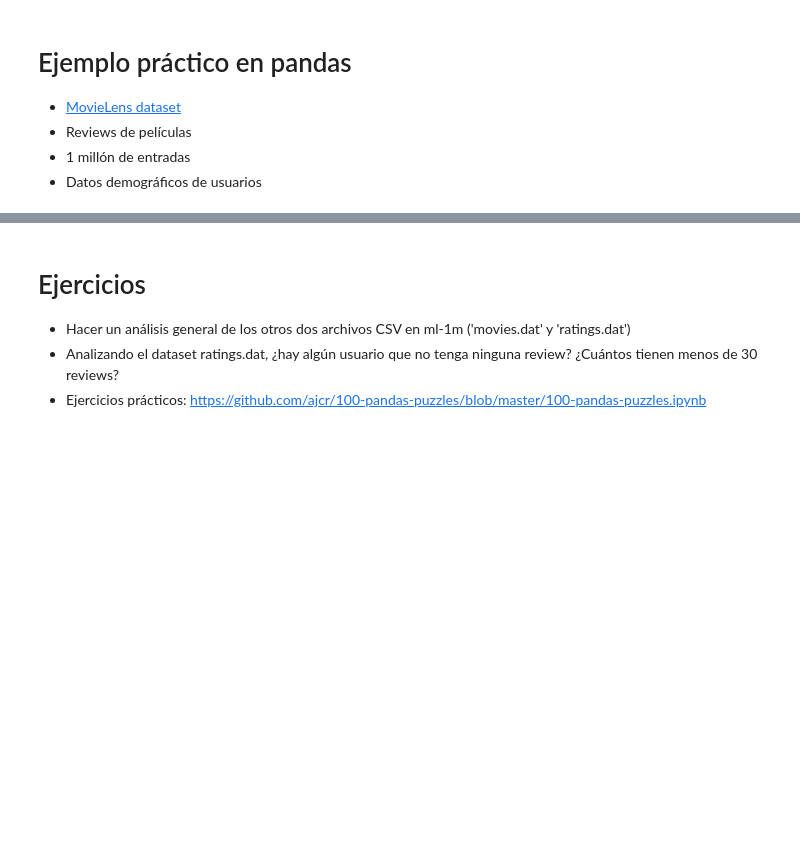
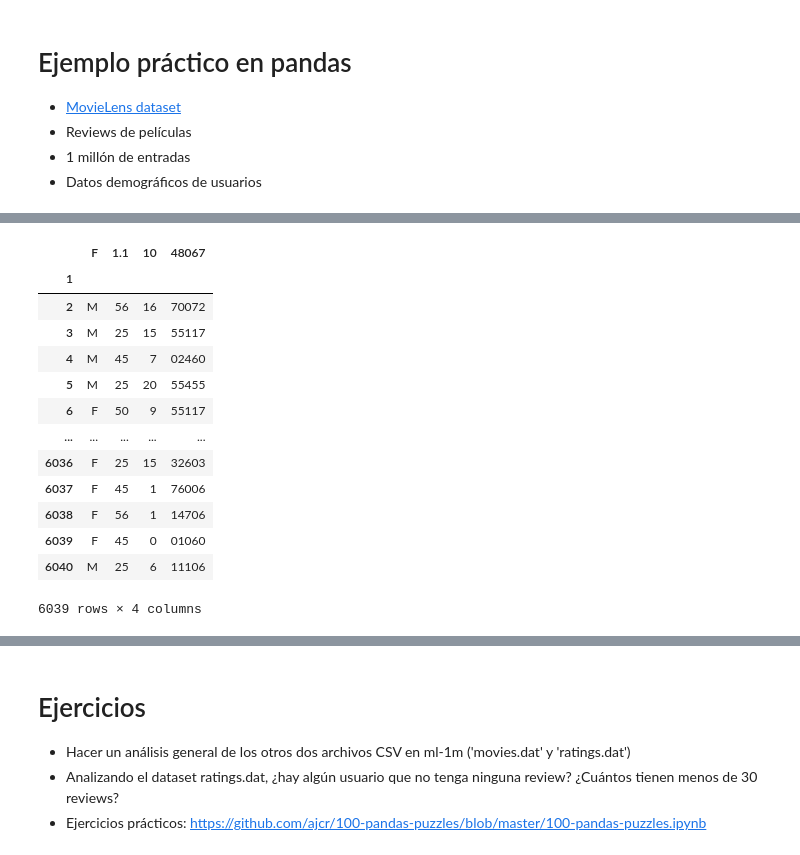
Before and after one commit to aguevaranv/Master, a Jupyter notebook: 01MIAR - Python/notebooks/01MIAR_08_Pandas_I.ipynb, the cells around one changed output, grey strips where cells are left out. Cells and saved outputs as stored; diff of their text form; code cells hidden in the pictures; blank space fills up the shorter version.

```diff
--- a/01MIAR - Python/notebooks/01MIAR_08_Pandas_I.ipynb
+++ b/01MIAR - Python/notebooks/01MIAR_08_Pandas_I.ipynb
@@ -1043,8 +1052,23 @@ with zipfile.ZipFile(ruta, 'r') as z:
 # %%
-ruta_users = os.path.join("res", "ml-1m", "users.dat")
+ruta_users = os.path.join("tmp", "ml-1m", "users.dat")
 
 users_dataset = pd.read_csv(ruta_users, sep='::', index_col=0, engine='python')
 display(users_dataset)
+# %% [output]
+|  | F | 1.1 | 10 | 48067 |
+| 1 |  |  |  |  |
+| 2 | M | 56 | 16 | 70072 |
+| 3 | M | 25 | 15 | 55117 |
+| 4 | M | 45 | 7 | 02460 |
+| 5 | M | 25 | 20 | 55455 |
+| 6 | F | 50 | 9 | 55117 |
+| ... | ... | ... | ... | ... |
+| 6036 | F | 25 | 15 | 32603 |
+| 6037 | F | 45 | 1 | 76006 |
+| 6038 | F | 56 | 1 | 14706 |
+| 6039 | F | 45 | 0 | 01060 |
+| 6040 | M | 25 | 6 | 11106 |
+6039 rows × 4 columns
 # %%
 # Varios problemas
 # sin cabecera! primer valor se ha perdido
```
Also changed, not shown: parts of 31 cells of this notebook, 13 other files.
